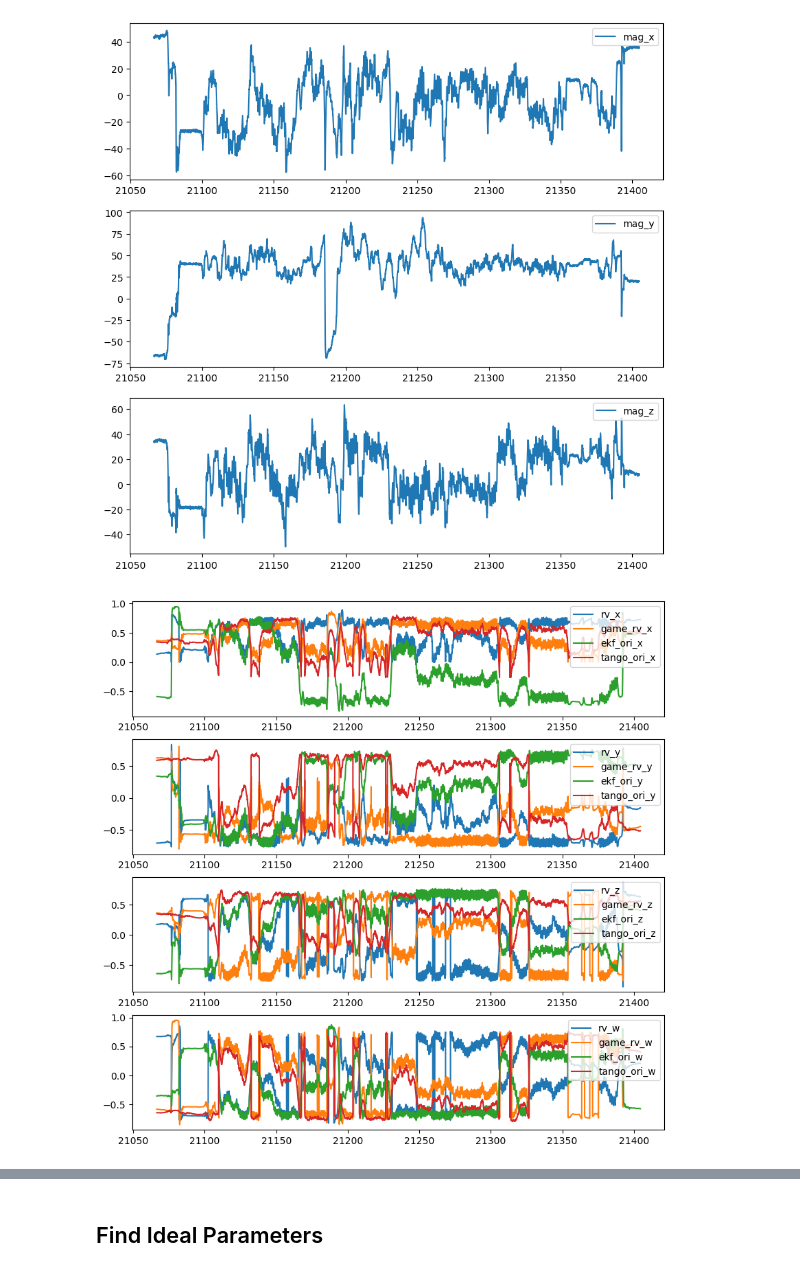
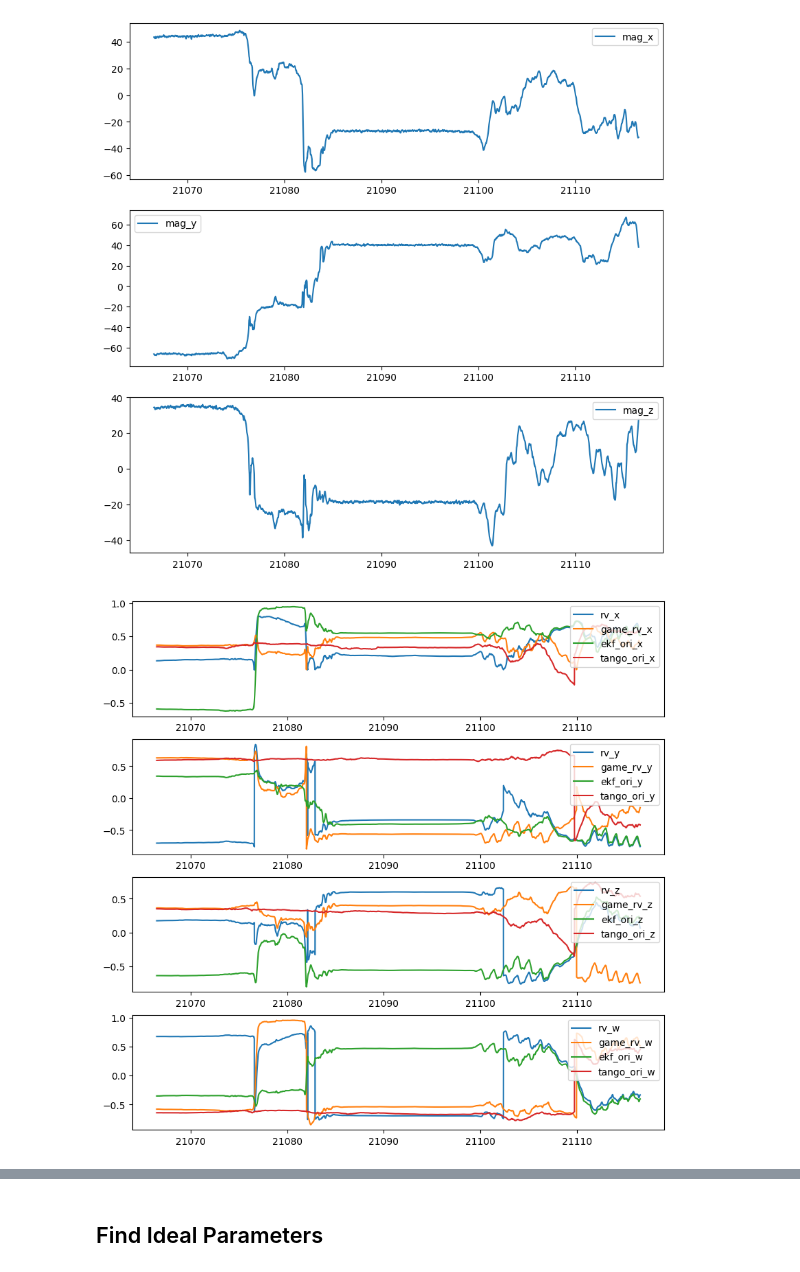
Before and after one commit to tonton-golio/inertial_navigation_transformer, a Jupyter notebook: playground_notebooks/adrians_filters.ipynb, the cells around one changed output, grey strips where cells are left out. Drawn from its saved outputs; the diff is of its cells as text; code cells hidden in the pictures.

```diff
--- a/playground_notebooks/adrians_filters.ipynb
+++ b/playground_notebooks/adrians_filters.ipynb
@@ -22,7 +22,7 @@ if '..' not in sys.path:
 from utils import load_data
 data_dict = load_data(file_path, verbose=True)
 
-N = 0
+N = 10000
 
 if N == 0:
     ekf_ori = data_dict['pose/ekf_ori']
@@ -143,5 +143,5 @@ raw
-[figure, old version]
+[figure, new version]
-[figure, old version]
+[figure, new version]
 [[-0.58998861  0.34360228 -0.64045332 -0.35166889]
  [-0.59000489  0.34365697 -0.64037418 -0.35173225]
  [-0.59002656  0.34370817 -0.64030011 -0.35178073]
```
Also changed, not shown: parts of 14 cells of this notebook.
